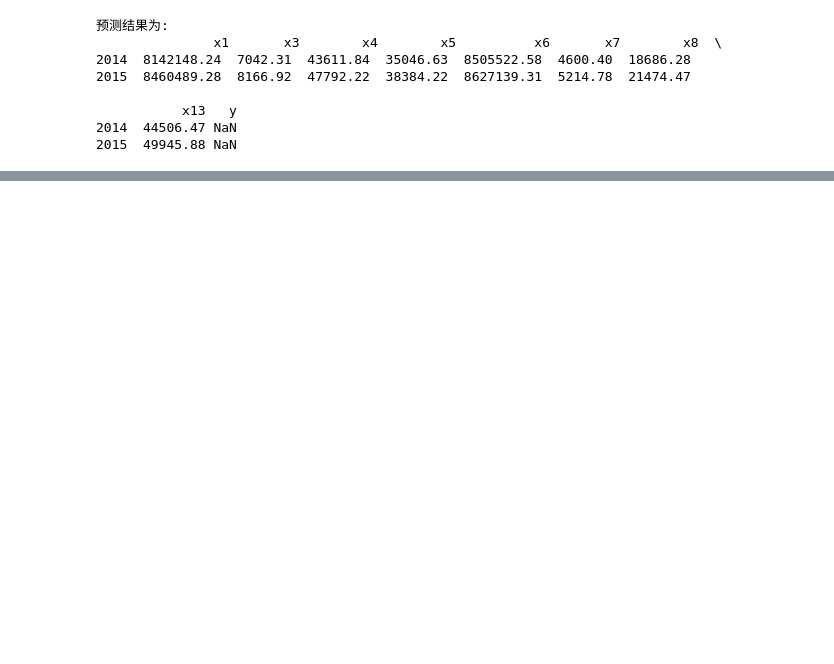
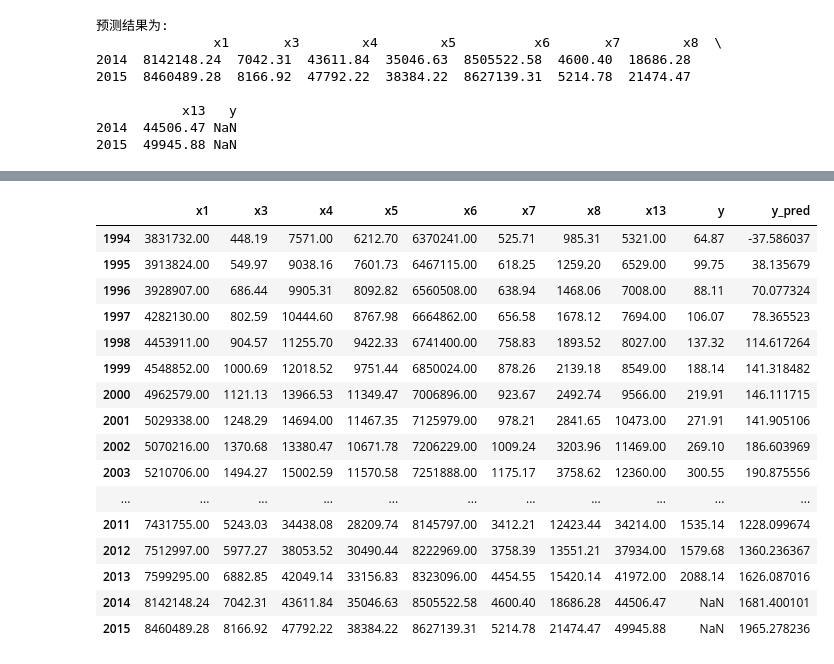
Before and after one commit to Kosthi/MathematicalModel, a Jupyter notebook: Practice/Python/第6章：财政影响收入分析和预测/predict.ipynb, the cells around one changed output, grey strips where cells are left out. Saved outputs shown, nothing was run; the diff lists cells and outputs as text; code cells hidden in the pictures; blank space fills up the shorter version.

```diff
--- a/Practice/Python/第6章：财政影响收入分析和预测/predict.ipynb
+++ b/Practice/Python/第6章：财政影响收入分析和预测/predict.ipynb
@@ -82,0 +256,34 @@ plt.show()
+# %%
+inputfile = './predict_GM11.csv'
+data = pd.read_csv(inputfile, index_col=0)
+feature = data.keys()[:-1]
+x_train = data[feature].values
+y_train = data['y'].values
+
+scaler_x = StandardScaler()
+scaler_y = StandardScaler()
+x_train = scaler_x.fit_transform(x_train)
+y_train = scaler_y.fit_transform(np.reshape(y_train, (-1, 1)))
+y_pred = np.reshape(svr.predict(x_train), (-1, 1))
+y = scaler_y.inverse_transform(y_pred)
+data['y_pred'] = y
+# %%
+data
+# %% [output]
+|  | x1 | x3 | x4 | x5 | x6 | x7 | x8 | x13 | y | y_pred |
+| 1994 | 3831732.00 | 448.19 | 7571.00 | 6212.70 | 6370241.00 | 525.71 | 985.31 | 5321.00 | 64.87 | -37.586037 |
+| 1995 | 3913824.00 | 549.97 | 9038.16 | 7601.73 | 6467115.00 | 618.25 | 1259.20 | 6529.00 | 99.75 | 38.135679 |
+| 1996 | 3928907.00 | 686.44 | 9905.31 | 8092.82 | 6560508.00 | 638.94 | 1468.06 | 7008.00 | 88.11 | 70.077324 |
+| 1997 | 4282130.00 | 802.59 | 10444.60 | 8767.98 | 6664862.00 | 656.58 | 1678.12 | 7694.00 | 106.07 | 78.365523 |
+| 1998 | 4453911.00 | 904.57 | 11255.70 | 9422.33 | 6741400.00 | 758.83 | 1893.52 | 8027.00 | 137.32 | 114.617264 |
+| 1999 | 4548852.00 | 1000.69 | 12018.52 | 9751.44 | 6850024.00 | 878.26 | 2139.18 | 8549.00 | 188.14 | 141.318482 |
+| 2000 | 4962579.00 | 1121.13 | 13966.53 | 11349.47 | 7006896.00 | 923.67 | 2492.74 | 9566.00 | 219.91 | 146.111715 |
+| 2001 | 5029338.00 | 1248.29 | 14694.00 | 11467.35 | 7125979.00 | 978.21 | 2841.65 | 10473.00 | 271.91 | 141.905106 |
+| 2002 | 5070216.00 | 1370.68 | 13380.47 | 10671.78 | 7206229.00 | 1009.24 | 3203.96 | 11469.00 | 269.10 | 186.603969 |
+| 2003 | 5210706.00 | 1494.27 | 15002.59 | 11570.58 | 7251888.00 | 1175.17 | 3758.62 | 12360.00 | 300.55 | 190.875556 |
+| ... | ... | ... | ... | ... | ... | ... | ... | ... | ... | ... |
+| 2011 | 7431755.00 | 5243.03 | 34438.08 | 28209.74 | 8145797.00 | 3412.21 | 12423.44 | 34214.00 | 1535.14 | 1228.099674 |
+| 2012 | 7512997.00 | 5977.27 | 38053.52 | 30490.44 | 8222969.00 | 3758.39 | 13551.21 | 37934.00 | 1579.68 | 1360.236367 |
+| 2013 | 7599295.00 | 6882.85 | 42049.14 | 33156.83 | 8323096.00 | 4454.55 | 15420.14 | 41972.00 | 2088.14 | 1626.087016 |
+| 2014 | 8142148.24 | 7042.31 | 43611.84 | 35046.63 | 8505522.58 | 4600.40 | 18686.28 | 44506.47 | NaN | 1681.400101 |
+| 2015 | 8460489.28 | 8166.92 | 47792.22 | 38384.22 | 8627139.31 | 5214.78 | 21474.47 | 49945.88 | NaN | 1965.278236 |
```
Also changed, not shown: parts of 13 cells of this notebook, 3 other files.
